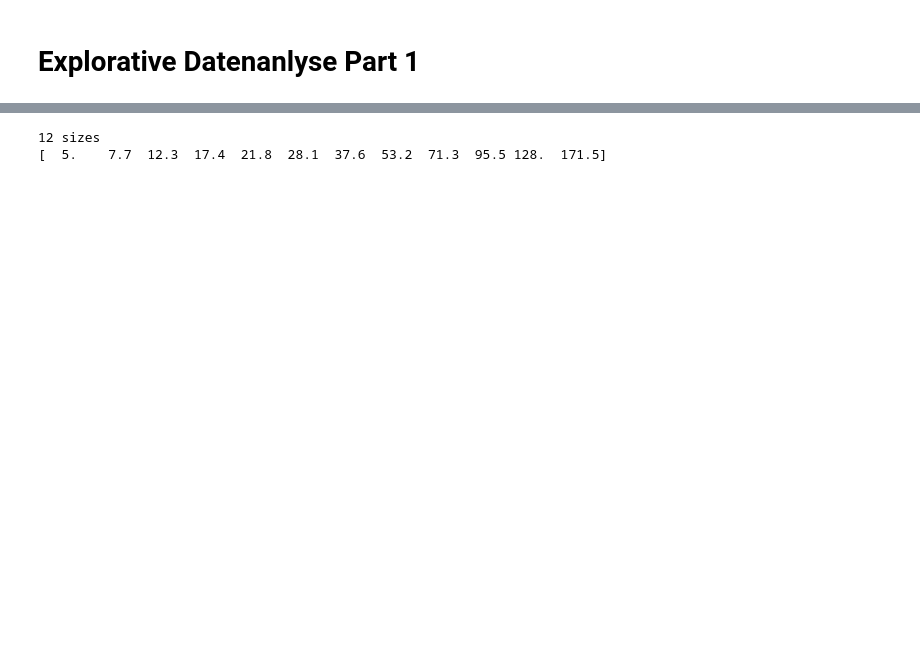
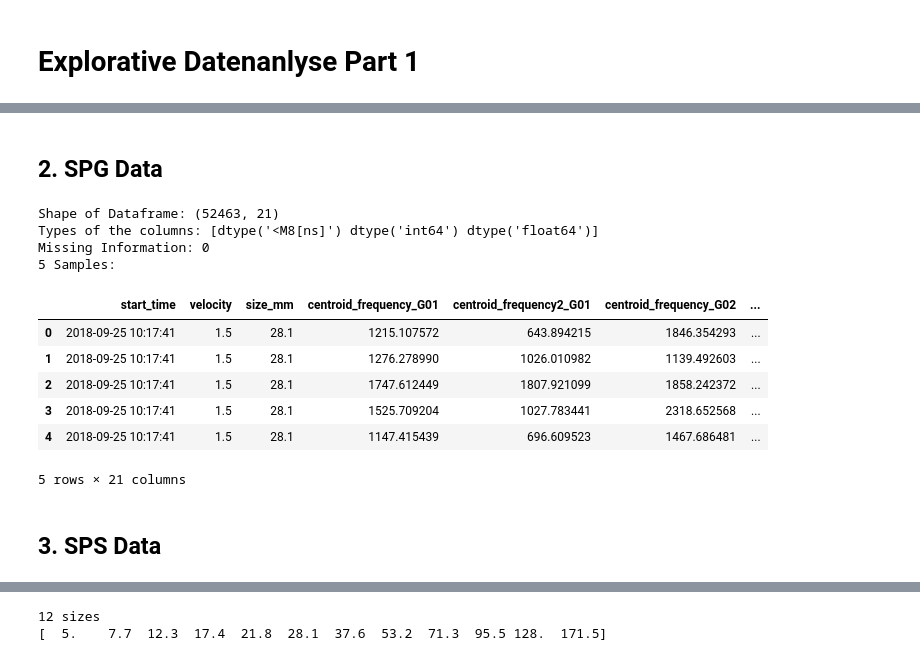
Before and after one commit to FiratSaritas/Safety-for-Alpine-Villages, a Jupyter notebook: eda/eda_F.ipynb, the cells around one changed output, grey strips where cells are left out. Cells and saved outputs as stored; diff of their text form; code cells hidden in the pictures; blank space fills up the shorter version.

```diff
--- a/eda/eda_F.ipynb
+++ b/eda/eda_F.ipynb
@@ -12,10 +12,6 @@ import matplotlib.dates as mdates
 import datetime
 # %%
 #Import data
-mpa_data = "../data/data_mpa.txt"
+data_mpa = "../data/data_mpa.txt"
+data_spg = "../data/data_spg.txt"
+data_sps = "../data/data_sps.txt"
-# %%
-#Show the first 5 rows
-df = pd.read_csv(mpa_data, sep=" ")
-print('Shape of Dataframe:',df.shape)
-print("5 Samples:")
-df.head()
@@ -92,0 +18,10 @@ dtype: int64
+# %%
+def first_view(data):
+    #convert data in dataframe
+    df = pd.read_csv(data, sep=" ")
+    #convert object to datetime
+    df["start_time"] = pd.to_datetime(df["start_time"])
+    print('Shape of Dataframe:',df.shape)
+    print("Types of the columns:", np.unique(df.dtypes))
+    print("Missing Information:",sum(df.isna().sum()))
+    return df
@@ -92,0 +46,20 @@ dtype: int64
+# %% [markdown]
+## 2. SPG Data
+# %%
+df_spg = first_view(data_spg)
+print("5 Samples:")
+df_spg.head(5)
+# %% [output]
+Shape of Dataframe: (52463, 21)
+Types of the columns: [dtype('<M8[ns]') dtype('int64') dtype('float64')]
+Missing Information: 0
+5 Samples:
+|  | start_time | velocity | size_mm | centroid_frequency_G01 | centroid_frequency2_G01 | centroid_frequency_G02 | ... |
+| 0 | 2018-09-25 10:17:41 | 1.5 | 28.1 | 1215.107572 | 643.894215 | 1846.354293 | ... |
+| 1 | 2018-09-25 10:17:41 | 1.5 | 28.1 | 1276.278990 | 1026.010982 | 1139.492603 | ... |
+| 2 | 2018-09-25 10:17:41 | 1.5 | 28.1 | 1747.612449 | 1807.921099 | 1858.242372 | ... |
+| 3 | 2018-09-25 10:17:41 | 1.5 | 28.1 | 1525.709204 | 1027.783441 | 2318.652568 | ... |
+| 4 | 2018-09-25 10:17:41 | 1.5 | 28.1 | 1147.415439 | 696.609523 | 1467.686481 | ... |
+5 rows × 21 columns
+# %% [markdown]
+## 3. SPS Data
```
Also changed, not shown: parts of 31 cells of this notebook.
